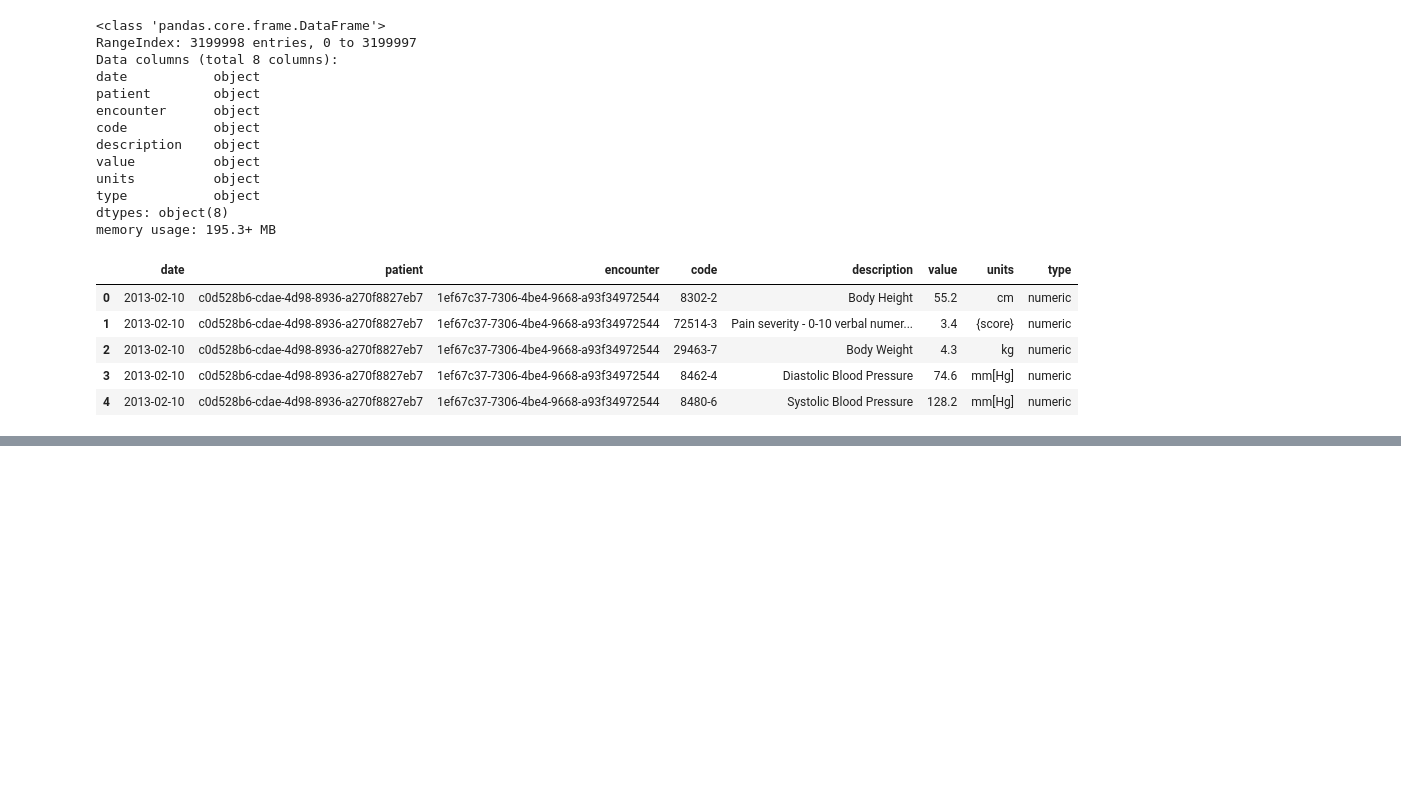
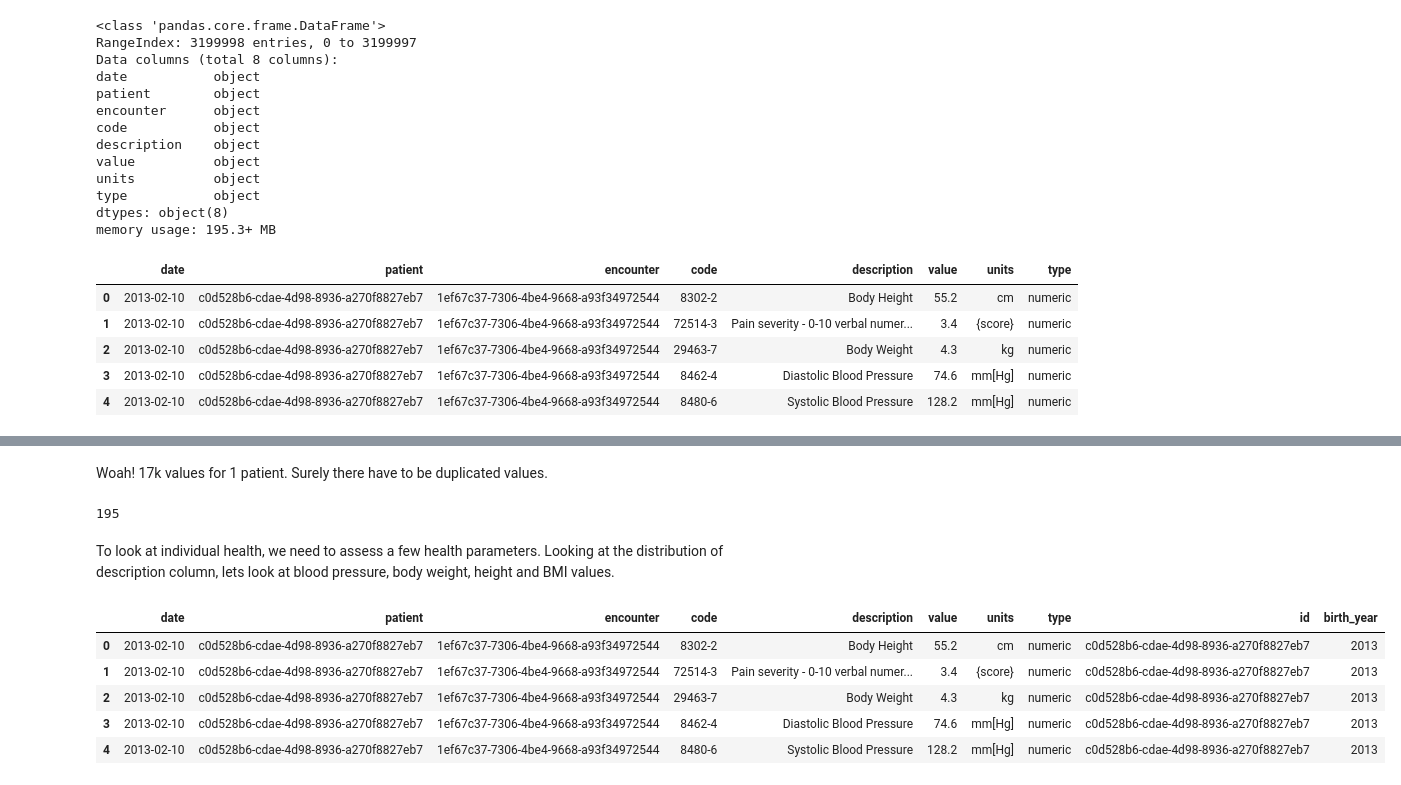
Before and after one commit to pareshg18/picnicHealth-healthcare-analysis, a Jupyter notebook: health-analysis.ipynb, the cells around one changed output, grey strips where cells are left out. Drawn from its saved outputs; the diff is of its cells as text; code cells hidden in the pictures; blank space fills up the shorter version.

```diff
--- a/health-analysis.ipynb
+++ b/health-analysis.ipynb
@@ -84,0 +128,7 @@ Name: description, Length: 159, dtype: int64
+# %% [markdown]
+Woah! 17k values for 1 patient. Surely there have to be duplicated values.
+# %%
+#Lets see how many duplicated rows are we dealing here
+len(observations.loc[observations.duplicated()])
+# %% [output]
+195
@@ -84,0 +137,2 @@ Name: description, Length: 159, dtype: int64
+# %% [markdown]
+To look at individual health, we need to assess a few health parameters. Looking at the distribution of description column, lets look at blood pressure, body weight, height and BMI values.
@@ -84,0 +144,9 @@ Name: description, Length: 159, dtype: int64
+# %%
+observations1.head()
+# %% [output]
+|  | date | patient | encounter | code | description | value | units | type | id | birth_year |
+| 0 | 2013-02-10 | c0d528b6-cdae-4d98-8936-a270f8827eb7 | 1ef67c37-7306-4be4-9668-a93f34972544 | 8302-2 | Body Height | 55.2 | cm | numeric | c0d528b6-cdae-4d98-8936-a270f8827eb7 | 2013 |
+| 1 | 2013-02-10 | c0d528b6-cdae-4d98-8936-a270f8827eb7 | 1ef67c37-7306-4be4-9668-a93f34972544 | 72514-3 | Pain severity - 0-10 verbal numer... | 3.4 | {score} | numeric | c0d528b6-cdae-4d98-8936-a270f8827eb7 | 2013 |
+| 2 | 2013-02-10 | c0d528b6-cdae-4d98-8936-a270f8827eb7 | 1ef67c37-7306-4be4-9668-a93f34972544 | 29463-7 | Body Weight | 4.3 | kg | numeric | c0d528b6-cdae-4d98-8936-a270f8827eb7 | 2013 |
+| 3 | 2013-02-10 | c0d528b6-cdae-4d98-8936-a270f8827eb7 | 1ef67c37-7306-4be4-9668-a93f34972544 | 8462-4 | Diastolic Blood Pressure | 74.6 | mm[Hg] | numeric | c0d528b6-cdae-4d98-8936-a270f8827eb7 | 2013 |
+| 4 | 2013-02-10 | c0d528b6-cdae-4d98-8936-a270f8827eb7 | 1ef67c37-7306-4be4-9668-a93f34972544 | 8480-6 | Systolic Blood Pressure | 128.2 | mm[Hg] | numeric | c0d528b6-cdae-4d98-8936-a270f8827eb7 | 2013 |
```
Also changed, not shown: parts of 13 cells of this notebook.
